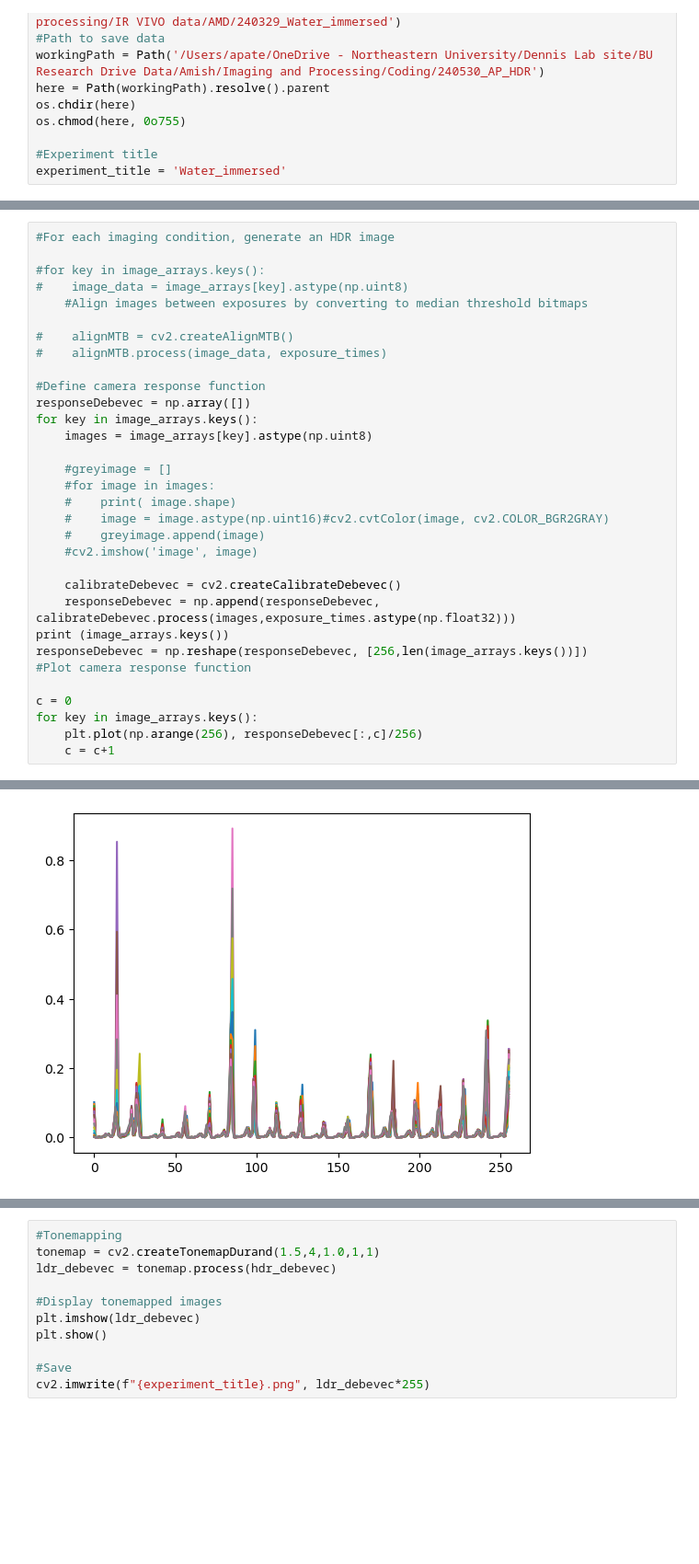
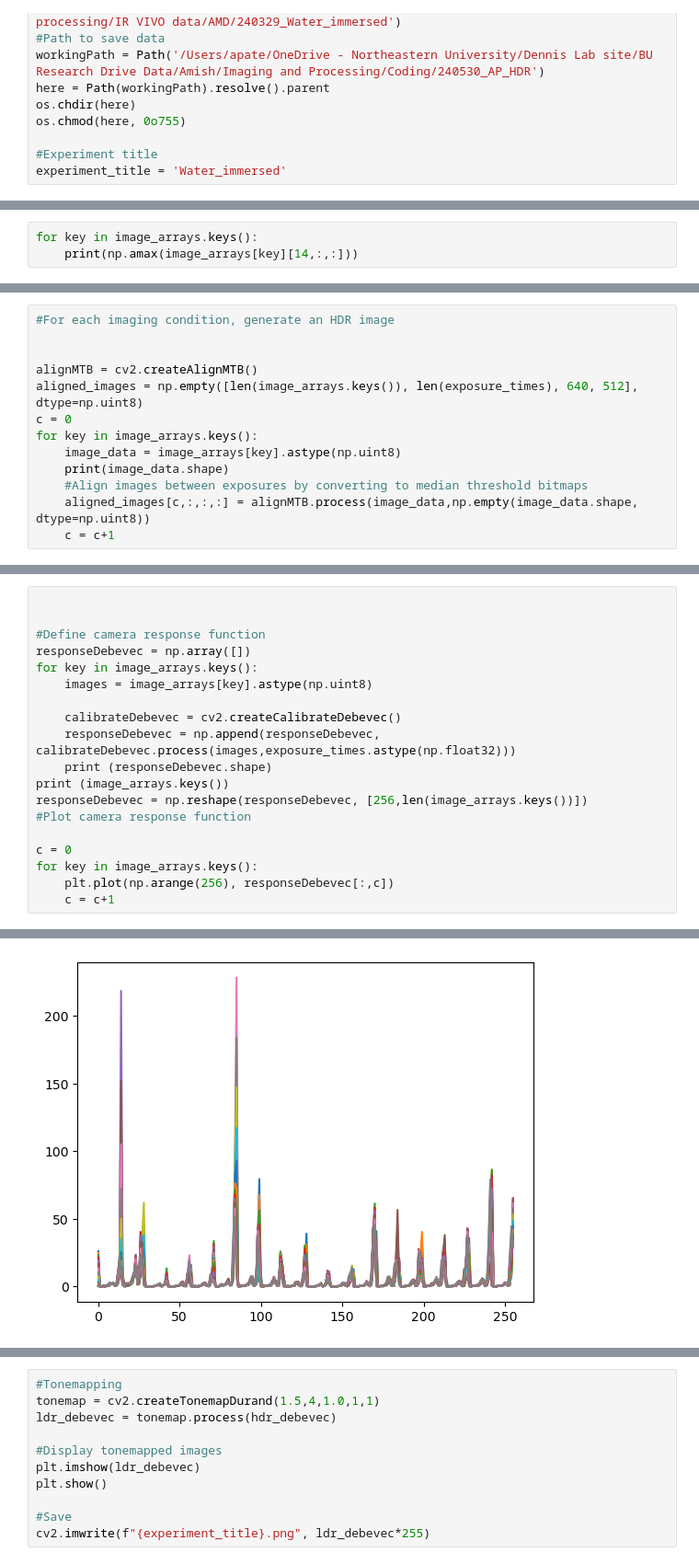
Before and after one commit to amishp42/SWIR_HDR, a Jupyter notebook: notebooks/240530_AP_HDR/240530_chips_HDR.ipynb, the cells around one changed output, grey strips where cells are left out. Shown at 92% size. Cells and saved outputs as stored; diff of their text form; blank space fills up the shorter version.

```diff
--- a/notebooks/240530_AP_HDR/240530_chips_HDR.ipynb
+++ b/notebooks/240530_AP_HDR/240530_chips_HDR.ipynb
@@ -101,0 +130,3 @@ Image array shape for Water_immersed_808_BP1575: (15, 640, 512)
+# %%
+for key in image_arrays.keys():
+    print(np.amax(image_arrays[key][14,:,:]))
@@ -101,0 +193,13 @@ Image array shape for Water_immersed_808_BP1575: (15, 640, 512)
+# %%
+#For each imaging condition, generate an HDR image
+
+
+alignMTB = cv2.createAlignMTB()
+aligned_images = np.empty([len(image_arrays.keys()), len(exposure_times), 640, 512], dtype=np.uint8)
+c = 0
+for key in image_arrays.keys():
+    image_data = image_arrays[key].astype(np.uint8)
+    print(image_data.shape)
+    #Align images between exposures by converting to median threshold bitmaps
+    aligned_images[c,:,:,:] = alignMTB.process(image_data,np.empty(image_data.shape, dtype=np.uint8))
+    c = c+1
@@ -102,33 +212,20 @@ Image array shape for Water_immersed_808_BP1575: (15, 640, 512)
 # %%
-#For each imaging condition, generate an HDR image
 
-#for key in image_arrays.keys():
-#    image_data = image_arrays[key].astype(np.uint8)
-    #Align images between exposures by converting to median threshold bitmaps
-
-#    alignMTB = cv2.createAlignMTB()
-#    alignMTB.process(image_data, exposure_times)
 
 #Define camera response function
 responseDebevec = np.array([])
 for key in image_arrays.keys():
     images = image_arrays[key].astype(np.uint8)
 
-    #greyimage = []
-    #for image in images:
-    #    print( image.shape)
-    #    image = image.astype(np.uint16)#cv2.cvtColor(image, cv2.COLOR_BGR2GRAY)
-    #    greyimage.append(image)
-    #cv2.imshow('image', image)
-
     calibrateDebevec = cv2.createCalibrateDebevec()
     responseDebevec = np.append(responseDebevec, calibrateDebevec.process(images,exposure_times.astype(np.float32)))
+    print (responseDebevec.shape)
 print (image_arrays.keys())
 responseDebevec = np.reshape(responseDebevec, [256,len(image_arrays.keys())])
 #Plot camera response function
 
 c = 0
 for key in image_arrays.keys():
-    plt.plot(np.arange(256), responseDebevec[:,c]/256)
+    plt.plot(np.arange(256), responseDebevec[:,c])
     c = c+1
 # %% [output]
@@ -135,5 +250,5 @@ for key in image_arrays.keys():
 dict_keys(['Water_immersed_670_BP1150', 'Water_immersed_670_BP1200', 'Water_immersed_670_BP1250', 'Water_immersed_670_BP1300', 'Water_immersed_670_BP1350', 'Water_immersed_670_BP1575', 'Water_immersed ...
-[figure, old version]
+[figure, new version]
 # %%
 #Merge images with image fusion
 
```
Also changed, not shown: parts of 8 cells of this notebook, 5 other files.
